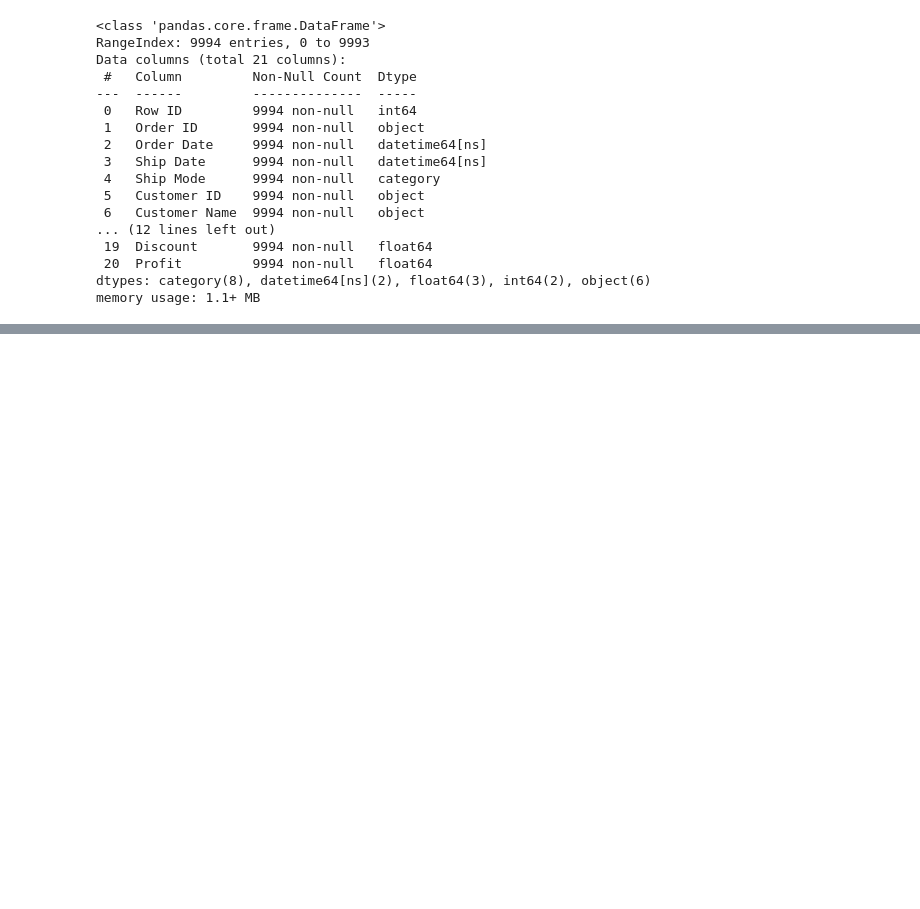
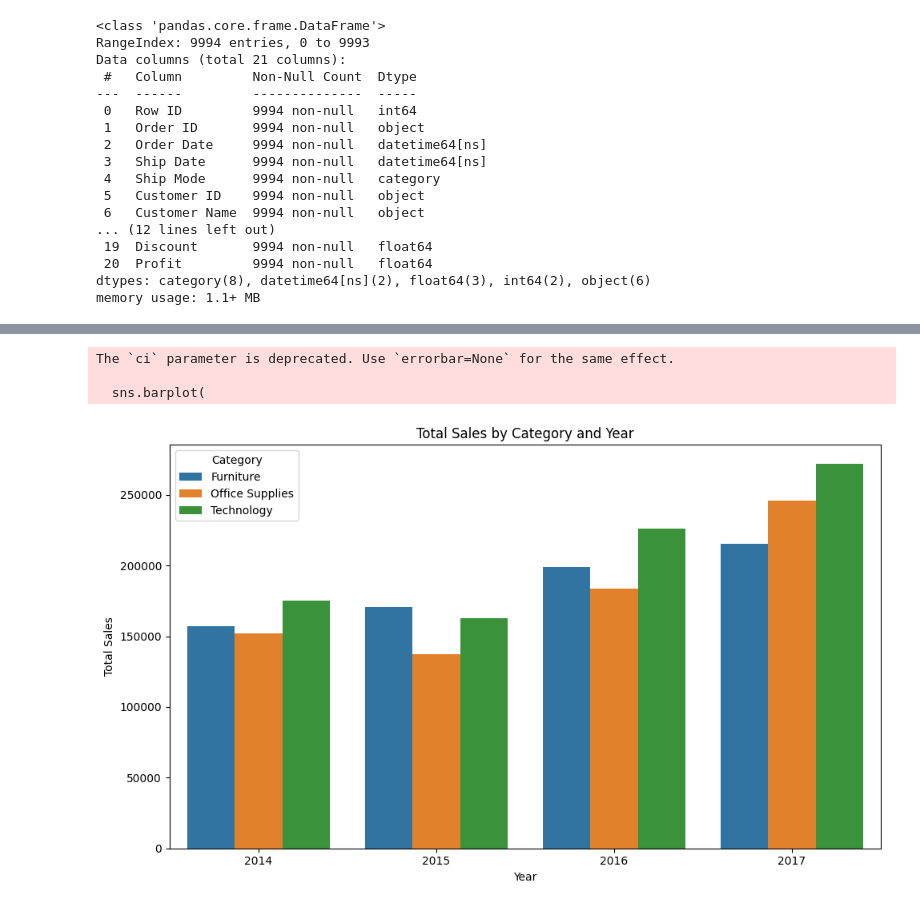
Before and after one commit to magwyt/superstore-python-analysis, a Jupyter notebook: python_analysis.ipynb, the cells around one changed output, grey strips where cells are left out. Cells and saved outputs as stored; diff of their text form; code cells hidden in the pictures; blank space fills up the shorter version.

Commit message:
Customer and Product Analysis

```diff
--- a/python_analysis.ipynb
+++ b/python_analysis.ipynb
@@ -95,0 +128,32 @@ df = df.drop_duplicates()
+# %%
+#Product Analysis:
+#Top 10 Products by Sales
+top_products_by_sales = df.groupby('Product Name')['Sales'].sum().sort_values(ascending=False).head(10)
+#Top 10 Products by Profit
+top_products_by_profit = df.groupby('Product Name')['Profit'].sum().sort_values(ascending=False).head(10)
+#Top 10 Products by Quantity
+top_products_by_quantity = df.groupby('Product Name')['Quantity'].sum().sort_values(ascending=False).head(10)
+#Total Sales by Category and Year
+df['Year'] = df['Order Date'].dt.year
+
+plt.figure(figsize=(10,6))
+sns.barplot(
+    data=df,
+    x='Year',
+    y='Sales',
+    hue='Category',
+    estimator=sum,
+    ci=None
+)
+
+plt.title("Total Sales by Category and Year")
+plt.ylabel("Total Sales")
+plt.xlabel("Year")
+plt.legend(title="Category")
+plt.tight_layout()
+plt.show()
+# %% [output]
+The `ci` parameter is deprecated. Use `errorbar=None` for the same effect.
+
+  sns.barplot(
+[figure, added]
```
Also changed, not shown: parts of 9 cells of this notebook.
